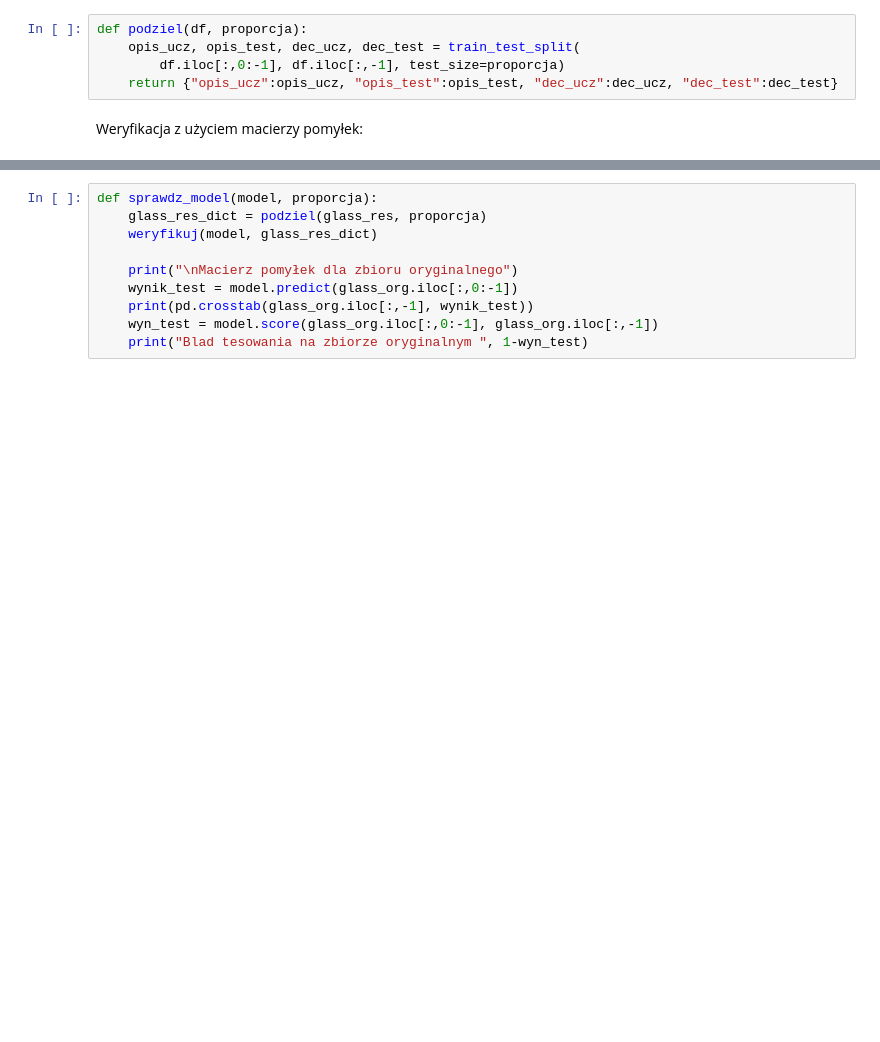
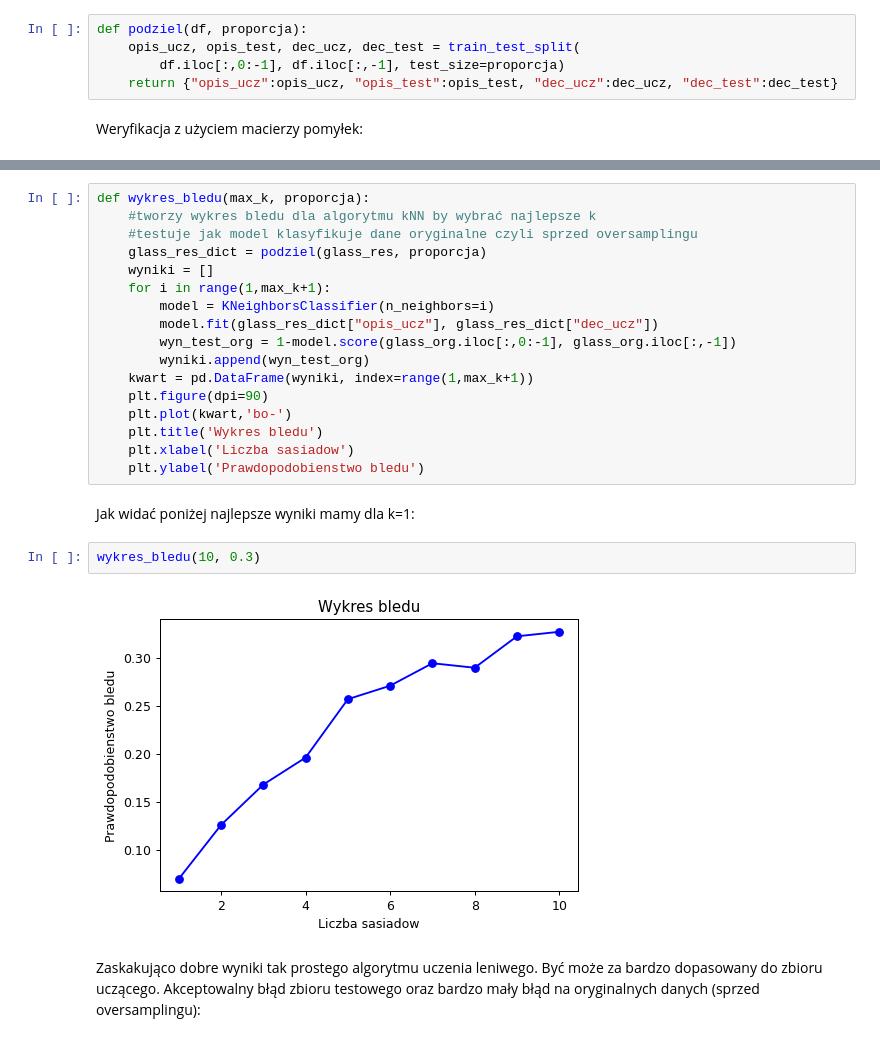
Before and after one commit to matlaczj/Glass-Classification-Project, a Jupyter notebook: Projekt_PRIAD.ipynb, the cells around one changed output, grey strips where cells are left out. Drawn from its saved outputs; the diff is of its cells as text; blank space fills up the shorter version.

Commit message:
porównanie z innymi modelami niż kNN=1 oraz wykres błędów różnych k dla kNN

```diff
--- a/Projekt_PRIAD.ipynb
+++ b/Projekt_PRIAD.ipynb
@@ -198,12 +211,27 @@ def weryfikuj(model, data_dict):
-# %%
-def sprawdz_model(model, proporcja):
-    glass_res_dict = podziel(glass_res, proporcja)
-    weryfikuj(model, glass_res_dict)
-
-    print("\nMacierz pomyłek dla zbioru oryginalnego")
-    wynik_test = model.predict(glass_org.iloc[:,0:-1])
-    print(pd.crosstab(glass_org.iloc[:,-1], wynik_test))
-    wyn_test = model.score(glass_org.iloc[:,0:-1], glass_org.iloc[:,-1])
-    print("Blad tesowania na zbiorze oryginalnym ", 1-wyn_test)
+# %%
+def wykres_bledu(max_k, proporcja):
+    #tworzy wykres bledu dla algorytmu kNN by wybrać najlepsze k
+    #testuje jak model klasyfikuje dane oryginalne czyli sprzed oversamplingu
+    glass_res_dict = podziel(glass_res, proporcja)
+    wyniki = []
+    for i in range(1,max_k+1):
+        model = KNeighborsClassifier(n_neighbors=i)
+        model.fit(glass_res_dict["opis_ucz"], glass_res_dict["dec_ucz"])
+        wyn_test_org = 1-model.score(glass_org.iloc[:,0:-1], glass_org.iloc[:,-1])
+        wyniki.append(wyn_test_org)
+    kwart = pd.DataFrame(wyniki, index=range(1,max_k+1))
+    plt.figure(dpi=90)
+    plt.plot(kwart,'bo-')
+    plt.title('Wykres bledu')
+    plt.xlabel('Liczba sasiadow')
+    plt.ylabel('Prawdopodobienstwo bledu')
+# %% [markdown]
+Jak widać poniżej najlepsze wyniki mamy dla k=1:
+# %%
+wykres_bledu(10, 0.3)
+# %% [output]
+[figure, added]
+# %% [markdown]
+Zaskakująco dobre wyniki tak prostego algorytmu uczenia leniwego. Być może za bardzo dopasowany do zbioru uczącego. Akceptowalny błąd zbioru testowego oraz bardzo mały błąd na oryginalnych danych (sprzed oversamplingu):
 # %%
 model = KNeighborsClassifier(n_neighbors=1)
```
Also changed, not shown: parts of 13 cells of this notebook.
